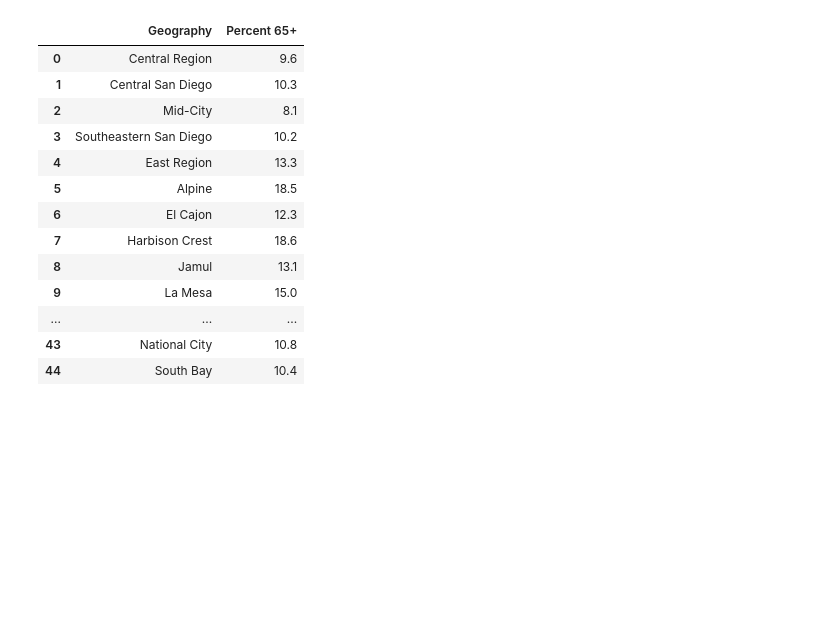
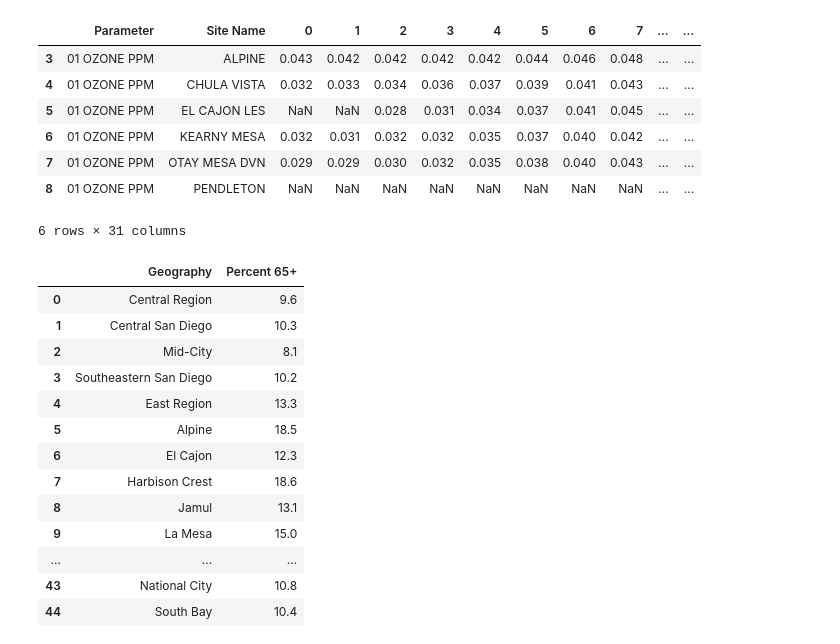
Before and after one commit to BigDataForSanDiego/Team-231, a Jupyter notebook: testing.ipynb, the cells around one changed output. Drawn from its saved outputs; the diff is of its cells as text; code cells hidden in the pictures; blank space fills up the shorter version.

```diff
--- a/testing.ipynb
+++ b/testing.ipynb
@@ -88,42 +104,80 @@ each_row[each_row['Parameter'] == '02 NOX PPM']
 import pandas as pd
 
 # Read the file with custom parsing
-file_path = '8_yesterday_20240917.csv'
+file_path = 'data/2018/Apr/8_yesterday_20180402.CSV'
 def wrangle(file_path):
     try:
         with open(file_path, 'r', encoding='utf-8') as file:
             lines = file.readlines()
     except UnicodeDecodeError:
         with open(file_path, 'r', encoding='latin-1') as file:
             lines = file.readlines()
 
     # Extract date and irrelevant lines
     date_info = lines.pop(0).strip()
+    year = re.search(r'\b\d{4}\b', date_info).group()
+
     lines.pop(0)
 
     # Initialize data structure
     data = []
 
     # Parse the remaining lines
     for line in lines:
         split_line = line.strip().split(',')
         if len(split_line) >= 29:  # Ensure there are at least 29 fields
             data.append(split_line[:29])  # Adjust if different number of fields per row
 
     # Create DataFrame from the parsed data
     columns = [
         'Parameter', 'Site Name', '0', '1', '2', '3', '4', '5', '6', '7', '8', '9', '10', '11', '12', '13', '14', '15', '16',
         '17', '18', '19', '20', '21', '22', '23', 'Avg', 'Max', 'Hr. of Max'
     ]
+    hours = [str(x) for x in np.arange(0,24)]
     df = pd.DataFrame(data, columns=columns)
-    df['Date'] =  df.iloc[0]['Parameter']
+    df['Date'] =  year
     df = df.iloc[3:]
-    df['Parameter'] = df['Parameter'].replace('', np.nan)
-    df['Avg'] = df['Avg'].replace({'':np.nan,'<':np.nan, 'M':np.nan, 'P':np.nan}).astype(float)
+    df = df.replace('', np.nan)
+    df['Avg'] = df['Avg'].replace({'':np.nan,'<':np.nan, 'M':np.nan, 'P':np.nan, '-':np.nan}).astype(float)
+    df['Max'] = df['Max'].replace({'':np.nan,'<':np.nan, 'M':np.nan, 'P':np.nan, 'C':np.nan}).astype(float)
+
+    for hour in hours:
+        df[hour] = df[hour].replace({'':np.nan,'<':np.nan, 'M':np.nan, 'P':np.nan, 'C':np.nan, '-':np.nan}).astype(float)
+
 
     # Forward fill the 'Parameter' column
     df['Parameter'] = df['Parameter'].ffill()
     return df
+
+test= wrangle(file_path)
+
+def highest_8_hour_avg(row):
+    max_avg = 0
+    for hour in  np.arange(0,17):
+        # Extract the hourly values
+        values = row.loc[str(hour):str(hour + 7)]
+        values = values.dropna()
+        # Check if we have at least 8 consecutive hours
+        if len(values) >= 6:
+            # Calculate the 8-hour average
+            avg = np.mean(values)
+            max_avg = max(max_avg, avg)
+
+    return max_avg
+
+# Sample DataFrame
+max_8 = test.apply(highest_8_hour_avg, axis= 1)
+test['Max_8'] = max_8
+test
+# %% [output]
+|  | Parameter | Site Name | 0 | 1 | 2 | 3 | 4 | 5 | 6 | 7 | ... | ... |
+| 3 | 01 OZONE PPM | ALPINE | 0.043 | 0.042 | 0.042 | 0.042 | 0.042 | 0.044 | 0.046 | 0.048 | ... | ... |
+| 4 | 01 OZONE PPM | CHULA VISTA | 0.032 | 0.033 | 0.034 | 0.036 | 0.037 | 0.039 | 0.041 | 0.043 | ... | ... |
+| 5 | 01 OZONE PPM | EL CAJON LES | NaN | NaN | 0.028 | 0.031 | 0.034 | 0.037 | 0.041 | 0.045 | ... | ... |
+| 6 | 01 OZONE PPM | KEARNY MESA | 0.032 | 0.031 | 0.032 | 0.032 | 0.035 | 0.037 | 0.040 | 0.042 | ... | ... |
+| 7 | 01 OZONE PPM | OTAY MESA DVN | 0.029 | 0.029 | 0.030 | 0.032 | 0.035 | 0.038 | 0.040 | 0.043 | ... | ... |
+| 8 | 01 OZONE PPM | PENDLETON | NaN | NaN | NaN | NaN | NaN | NaN | NaN | NaN | ... | ... |
+6 rows × 31 columns
 # %%
 geo = pd.read_csv("2015_San_Diego_County_Demographics_-_County_Population_by_Age_and_Gender.csv")
 geo[['Geography', 'Percent 65+']]
```
Also changed, not shown: parts of 11 cells of this notebook, 1 other file.
